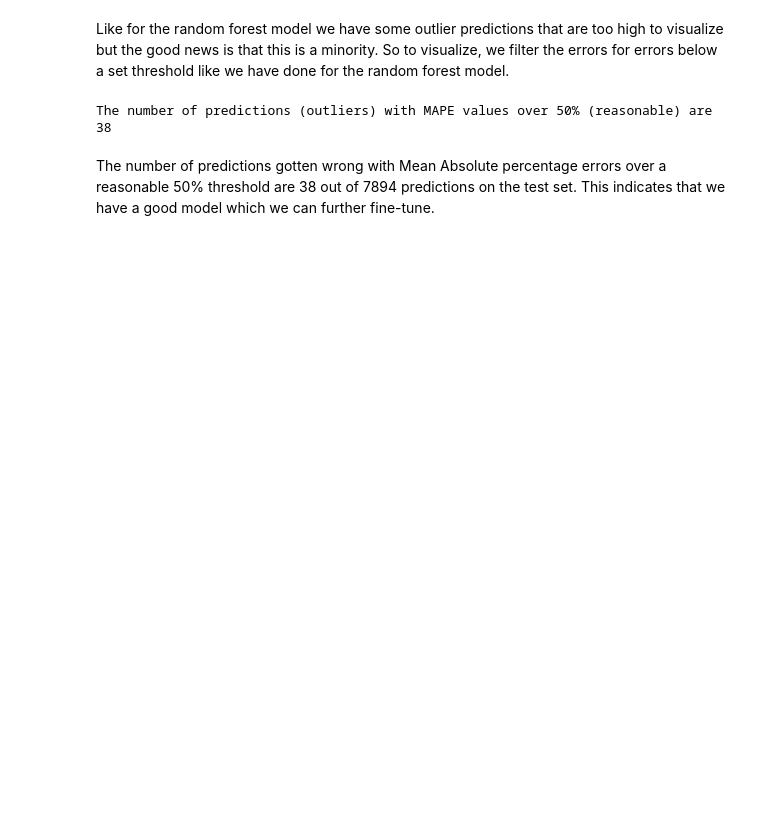
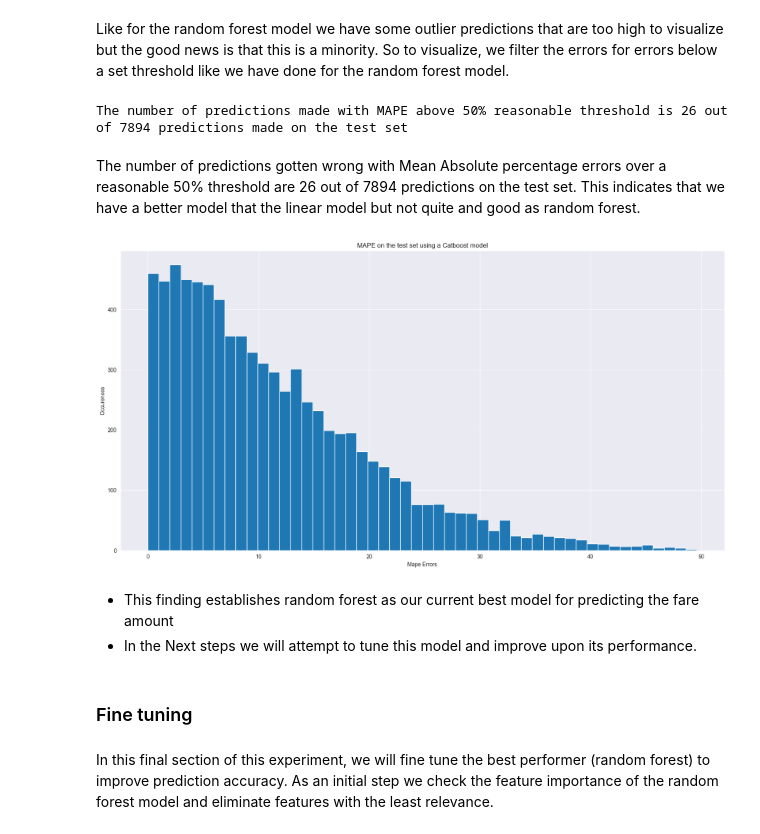
Before and after one commit to divineod/Data_Analaytics_Project, a Jupyter notebook: Project.ipynb, the cells around one changed output. Drawn from its saved outputs; the diff is of its cells as text; code cells hidden in the pictures; blank space fills up the shorter version.

```diff
--- a/Project.ipynb
+++ b/Project.ipynb
@@ -1418,7 +1524,29 @@ filtered_data = [v for v in mape_errors_cat[0] if  v <= 2000]
 # %%
-outliers = [v for v in mape_errors_cat[0] if  v >= 50]
-print("The number of predictions (outliers) with MAPE values over 50% (reasonable) are {}".format(len(outliers)))
+outliers = []
+[outliers.append(x) for x in mape_errors_cat[0] if x >= 50]
+print('The number of predictions made with MAPE above 50% reasonable threshold is {} out of {} predictions made on the test set '.format(len(outliers), len(y_test)))
 # %% [output]
-The number of predictions (outliers) with MAPE values over 50% (reasonable) are 38
+The number of predictions made with MAPE above 50% reasonable threshold is 26 out of 7894 predictions made on the test set
 # %% [markdown]
-The number of predictions gotten wrong with Mean Absolute percentage errors over a reasonable 50% threshold are 38 out of 7894 predictions on the test set. This indicates that we have a good model which we can further fine-tune.
+The number of predictions gotten wrong with Mean Absolute percentage errors over a reasonable 50% threshold are 26 out of 7894 predictions on the test set. This indicates that we have a better model that the linear model but not quite and good as random forest.
+# %%
+# Visualize the MAPE
+fig = plt.figure(figsize=(20,10))
+plt.hist(filtered_data, bins=50)
+plt.grid(True)
+plt.xlabel('Mape Errors')
+plt.ylabel('Occurences')
+plt.title('MAPE on the test set using a Catboost model')
+ax = plt.gca()
+ax.xaxis.set_major_locator(ticker.MultipleLocator(10))
+plt.show()
+# %% [output]
+[figure, added]
+# %% [markdown]
+- This finding establishes random forest as our current best model for predicting the fare amount
+- In the Next steps we will attempt to tune this model and improve upon its performance.
+# %% [markdown]
+### Fine tuning
+# %% [markdown]
+In this final section of this experiment, we will fine tune the best performer (random forest) to improve prediction accuracy.
+As an initial step we check the feature importance of the random forest model and eliminate features with the least relevance.
```
Also changed, not shown: parts of 150 cells of this notebook.
